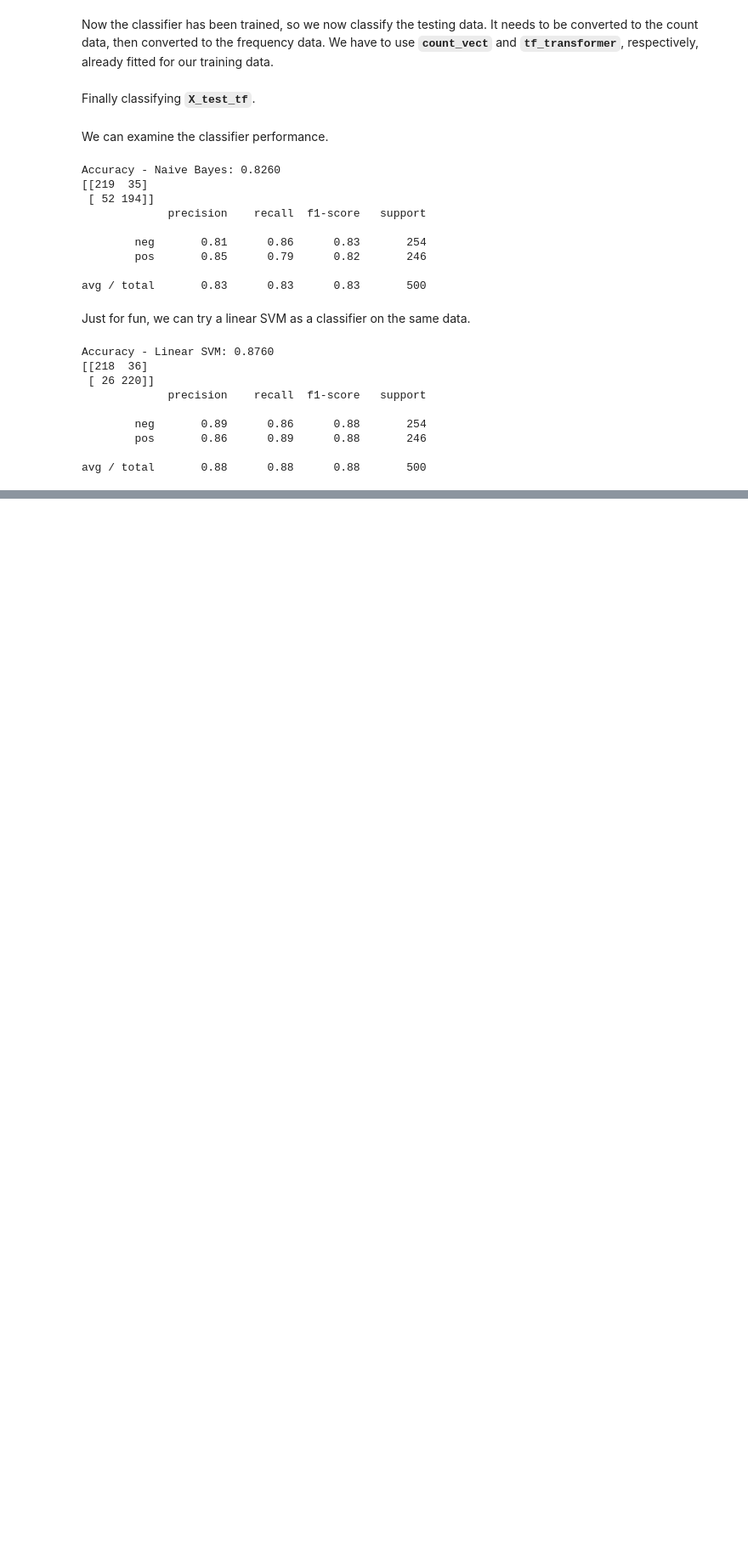
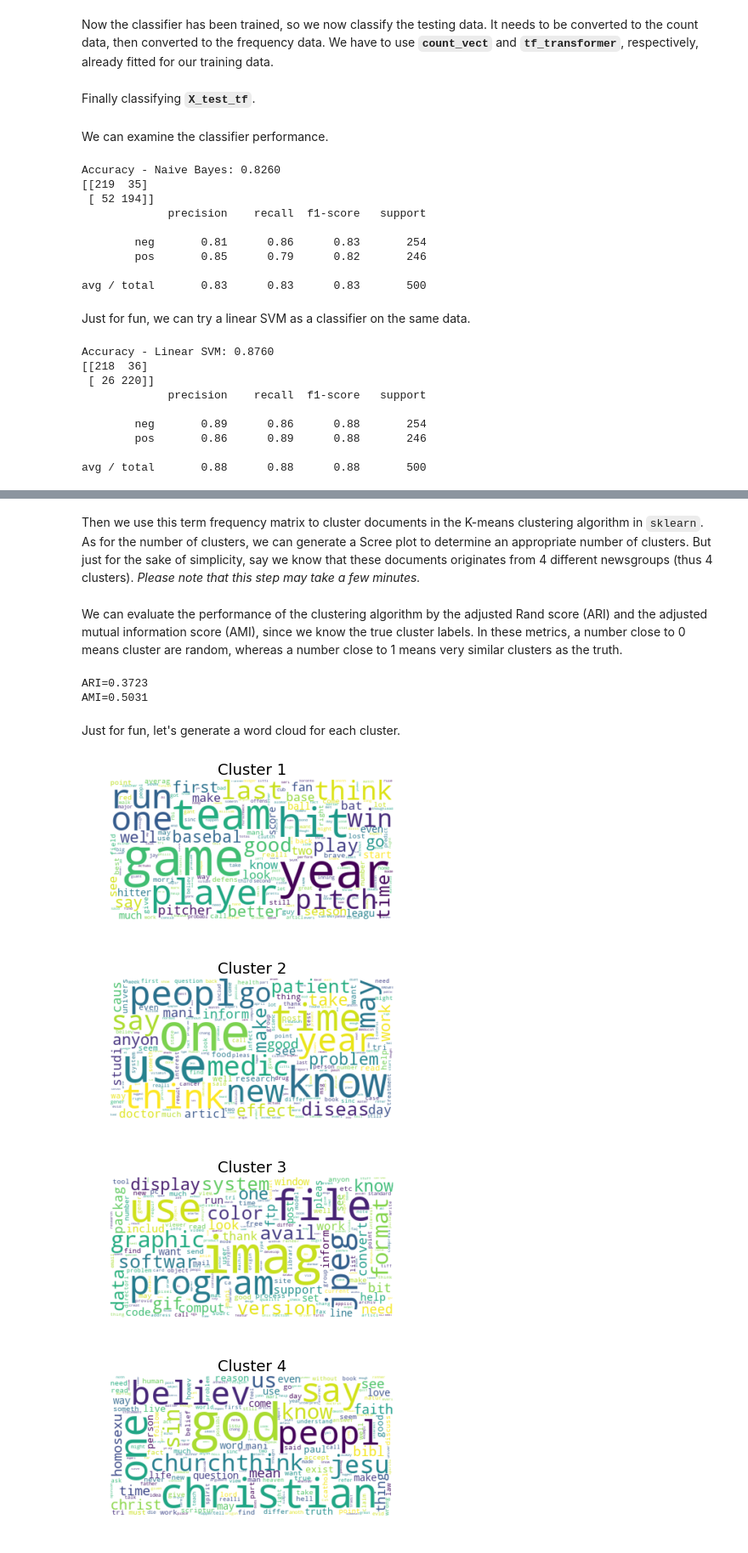
Before and after one commit to sathayas/JupyterAnalyticsSpring2018, a Jupyter notebook: TextClassify.ipynb, the cells around one changed output, grey strips where cells are left out. Shown: that part at 85% size. Cells and saved outputs as stored; diff of their text form; code cells hidden in the pictures; blank space fills up the shorter version.

```diff
--- a/TextClassify.ipynb
+++ b/TextClassify.ipynb
@@ -472,0 +663,15 @@ avg / total       0.88      0.88      0.88       500
+# %%
+# tokenize, lower case, remove punctuation, remove stop words
+stop_words = set(stopwords.words('english'))  # stop words in English
+ps = PorterStemmer()  # stemmer object
+X_proc =[]
+for iDoc in X_NoHead:
+    # tokenize into words
+    wordText = nltk.word_tokenize(iDoc)
+    # removing punctuation marks & stop words, making all words lower case,
+    wordDePunct = [w.lower() for w in wordText if w.isalpha()]
+    wordNoStopwd = [w for w in wordDePunct if w not in stop_words]
+    # stemming
+    wordStem = [ps.stem(w) for w in wordNoStopwd]
+    # putting back into a document
+    X_proc.append(' '.join(wordStem))
@@ -472,0 +684,4 @@ avg / total       0.88      0.88      0.88       500
+# %%
+# converting to frequencies to be used as features
+X_counts = CountVectorizer().fit_transform(X_proc)
+X_tf = TfidfTransformer().fit_transform(X_counts)
@@ -472,0 +692,44 @@ avg / total       0.88      0.88      0.88       500
+# %% [markdown]
+Then we use this term frequency matrix to cluster documents in the K-means clustering algorithm in `sklearn`. As for the number of clusters, we can generate a Scree plot to determine an appropriate number of clusters. But just for the sake of simplicity, say we know that these documents originates from 4 different newsgroups (thus 4 clusters). *Please note that this step may take a few minutes.*
+# %%
+# K-means clustering
+km = KMeans(n_clusters=4)
+km.fit(X_tf)  # fitting the principal components
+Y_clus = km.labels_   # clustering info resulting from K-means
+# %% [markdown]
+We can evaluate the performance of the clustering algorithm by the adjusted Rand score (ARI) and the adjusted mutual information score (AMI), since we know the true cluster labels. In these metrics, a number close to 0 means cluster are random, whereas a number close to 1 means very similar clusters as the truth.
+# %%
+# the performance of clustering
+print('ARI=%6.4f' % adjusted_rand_score(Y, Y_clus),sep='')
+print('AMI=%6.4f' % adjusted_mutual_info_score(Y, Y_clus),sep='')
+# %% [output]
+ARI=0.3723
+AMI=0.5031
+# %% [markdown]
+Just for fun, let's generate a word cloud for each cluster.
+# %%
+# generating word cloud for each cluster
+for iClus in range(max(Y_clus)+1):
+    # first, concatenating all texts for that cluster
+    allText = ''
+    for j,jClus in enumerate(Y_clus):
+        if jClus==iClus:  # i.e., text belongs in the cluster
+            allText += X_proc[j]
+            allText += ' '
+
+    # genrating the word cloud
+
+    wordcloud = WordCloud(max_font_size=72,
+                          background_color='white',
+                          collocations=False).generate(allText)
+
+    # Display the generated image:
+    plt.imshow(wordcloud, interpolation='bilinear')
+    plt.axis("off")
+    plt.title('Cluster ' + str(iClus+1), fontsize=18)
+    plt.show()
+# %% [output]
+[figure, added]
+[figure, added]
+[figure, added]
+[figure, added]
```
Also changed, not shown: parts of 25 cells of this notebook.
